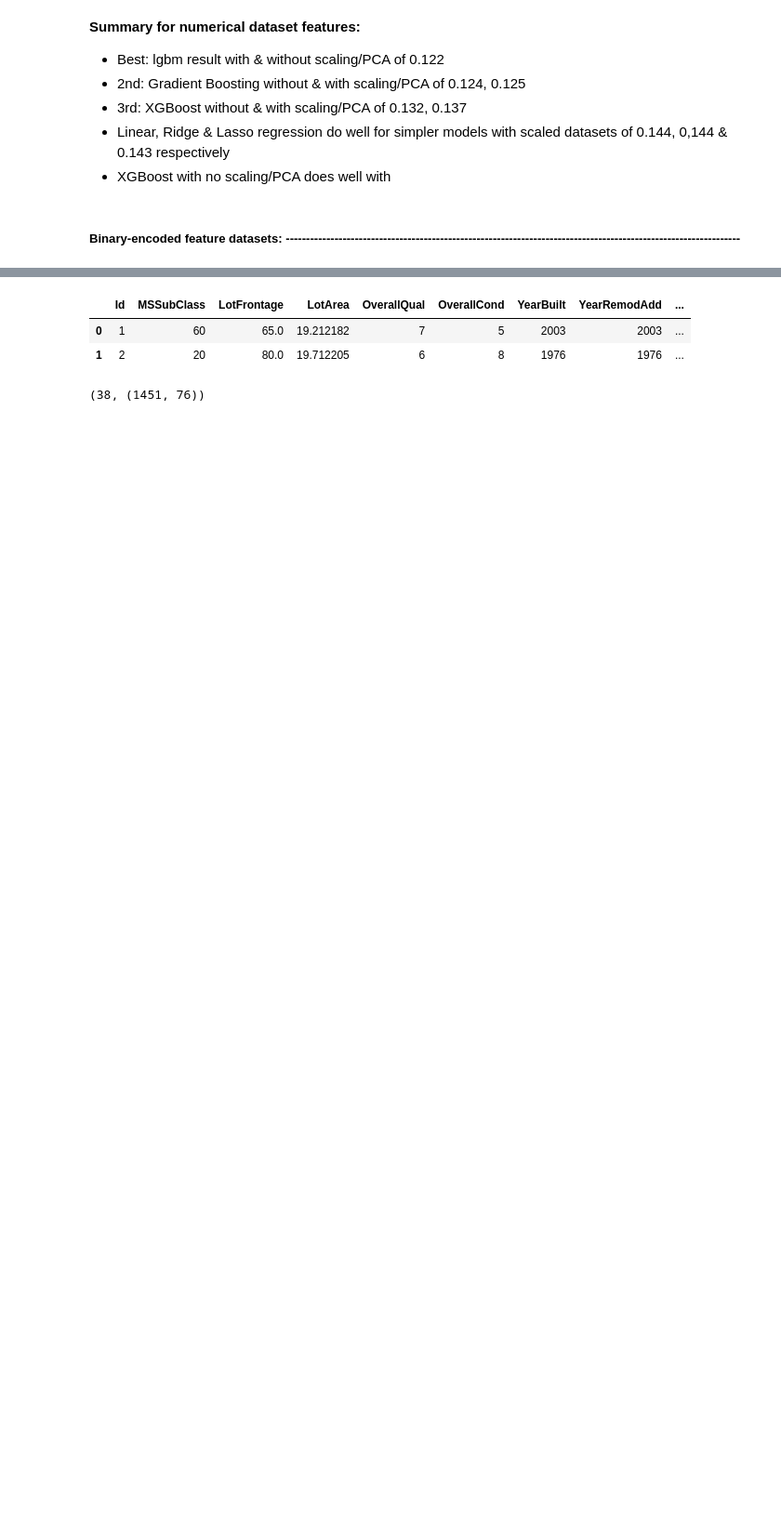
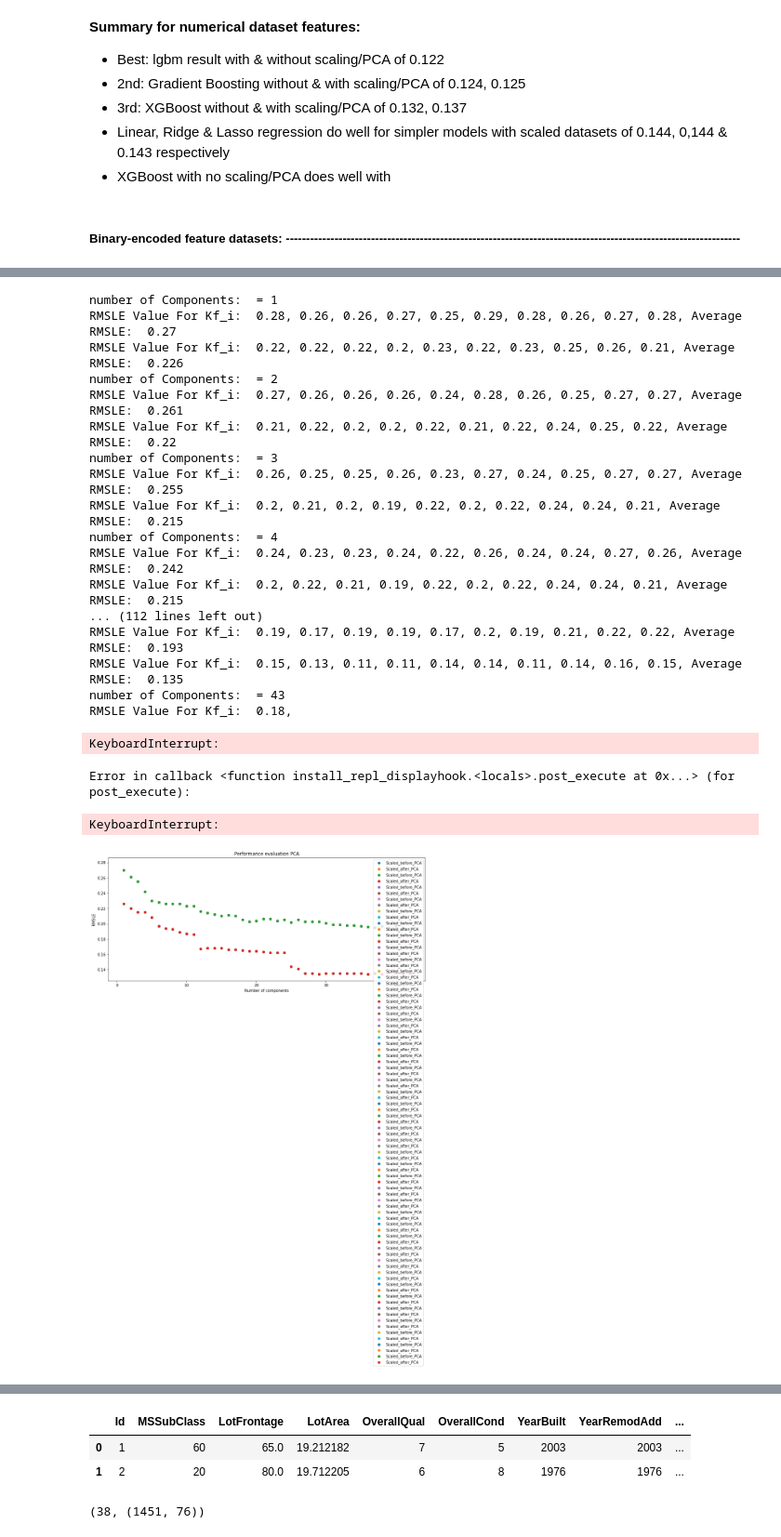
Before and after one commit to j-greggazz/Kaggle, a Jupyter notebook: House_Prices_Regression/notebooks/House_Prices_Regression.ipynb, the cells around one changed output, grey strips where cells are left out. Shown at 93% size. Saved outputs shown, nothing was run; the diff lists cells and outputs as text; code cells hidden in the pictures; blank space fills up the shorter version.

Commit message:
updated house prices

```diff
--- a/House_Prices_Regression/notebooks/House_Prices_Regression.ipynb
+++ b/House_Prices_Regression/notebooks/House_Prices_Regression.ipynb
@@ -981,7 +983,3 @@ def convertToPCA(df, nComponents):
     return df_PCA
 # %% [markdown]
 *Do a test to confirm ideal number of components for machine-learning*
-# %%
-df_PCA_num = convertToPCA(train_num, nComponents)
-print(df_PCA_num.SalePrice.isna().sum())
-df_PCA_num.shape
@@ -1505,0 +1885,11 @@ RMSLE Value For Kf_i:  0.14, 0.15, 0.13, 0.12, 0.13, 0.13, 0.13, 0.19, 0.17, 0.1
+# %%
+df_PCA_bin = convertToPCA(train_bin, 27)
+bounds_ = {
+        'min_impurity_decrease': (0.0,0.01),
+        'max_depth': (1, 10),
+        'learning_rate': (0.1, 0.8),
+        'n_estimators':(50,1000),
+        }
+max_params = optimiseGradBoost(df_PCA_bin, bounds_)
+gbModel = GradientBoostingRegressor(**max_params['params'])
+newVal = testModel(df = df_PCA_num, n_splits = 10, model = gbModel)
@@ -1505,0 +1916,3 @@ RMSLE Value For Kf_i:  0.14, 0.15, 0.13, 0.12, 0.13, 0.13, 0.13, 0.19, 0.17, 0.1
+# %%
+df_PCA_bin = convertToPCA(train_bin, 27)
+checkVarInfFactor(df_PCA_bin)
@@ -1505,0 +1924,49 @@ RMSLE Value For Kf_i:  0.14, 0.15, 0.13, 0.12, 0.13, 0.13, 0.13, 0.19, 0.17, 0.1
+# %%
+result = []
+scaled_result = []
+f, axs = plt.subplots(1, 1, figsize=(15,6))
+for nComponents in range(1, 60):
+    print("{} = {}".format('number of Components: ', nComponents))
+    # Scale before
+    df_PCA_bin_scaled = scaleData(train_bin)
+    df_PCA_bin_scaled_before = convertToPCA(df_PCA_bin_scaled, nComponents)
+
+    # Scale after
+    df_PCA_bin = convertToPCA(train_bin, nComponents)
+    df_PCA_bin_scaled_after = scaleData(df_PCA_bin)
+
+    # Presaved LGBMRegressor max_params:
+    max_params['params'] = {'gamma': 0.36605181750145344, 'learning_rate': 0.12769640492099332, 'max_depth': 1, 'n_estimators': 1000}
+    lgbmMod = LGBMRegressor(**max_params['params'])
+    newVal = testModel(df = df_PCA_bin_scaled_before, n_splits = 10, model = lgbmMod, returnVal = True)
+    result.append(newVal)
+    lgbmMod = LGBMRegressor(**max_params['params'])
+    newVal = testModel(df = df_PCA_bin_scaled_after, n_splits = 10, model = lgbmMod, returnVal = True)
+    scaled_result.append(newVal)
+
+    axs.scatter(range(1, len(result)+1), result, label = 'Scaled_before_PCA')
+    axs.scatter(range(1, len(scaled_result)+1), scaled_result, label = 'Scaled_after_PCA')
+    plt.legend()
+    _ = axs.set(xlabel="Number of components", ylabel='RMSLE', title='Performance evaluation PCA')
+# %% [output]
+number of Components:  = 1
+RMSLE Value For Kf_i:  0.28, 0.26, 0.26, 0.27, 0.25, 0.29, 0.28, 0.26, 0.27, 0.28, Average RMSLE:  0.27
+RMSLE Value For Kf_i:  0.22, 0.22, 0.22, 0.2, 0.23, 0.22, 0.23, 0.25, 0.26, 0.21, Average RMSLE:  0.226
+number of Components:  = 2
+RMSLE Value For Kf_i:  0.27, 0.26, 0.26, 0.26, 0.24, 0.28, 0.26, 0.25, 0.27, 0.27, Average RMSLE:  0.261
+RMSLE Value For Kf_i:  0.21, 0.22, 0.2, 0.2, 0.22, 0.21, 0.22, 0.24, 0.25, 0.22, Average RMSLE:  0.22
+number of Components:  = 3
+RMSLE Value For Kf_i:  0.26, 0.25, 0.25, 0.26, 0.23, 0.27, 0.24, 0.25, 0.27, 0.27, Average RMSLE:  0.255
+RMSLE Value For Kf_i:  0.2, 0.21, 0.2, 0.19, 0.22, 0.2, 0.22, 0.24, 0.24, 0.21, Average RMSLE:  0.215
+number of Components:  = 4
+RMSLE Value For Kf_i:  0.24, 0.23, 0.23, 0.24, 0.22, 0.26, 0.24, 0.24, 0.27, 0.26, Average RMSLE:  0.242
+RMSLE Value For Kf_i:  0.2, 0.22, 0.21, 0.19, 0.22, 0.2, 0.22, 0.24, 0.24, 0.21, Average RMSLE:  0.215
+... (112 lines left out)
+RMSLE Value For Kf_i:  0.19, 0.17, 0.19, 0.19, 0.17, 0.2, 0.19, 0.21, 0.22, 0.22, Average RMSLE:  0.193
+RMSLE Value For Kf_i:  0.15, 0.13, 0.11, 0.11, 0.14, 0.14, 0.11, 0.14, 0.16, 0.15, Average RMSLE:  0.135
+number of Components:  = 43
+RMSLE Value For Kf_i:  0.18,
+KeyboardInterrupt:
+Error in callback <function install_repl_displayhook.<locals>.post_execute at 0x...> (for post_execute):
+KeyboardInterrupt:
+[figure, added]
```
Also changed, not shown: parts of 64 cells of this notebook.
